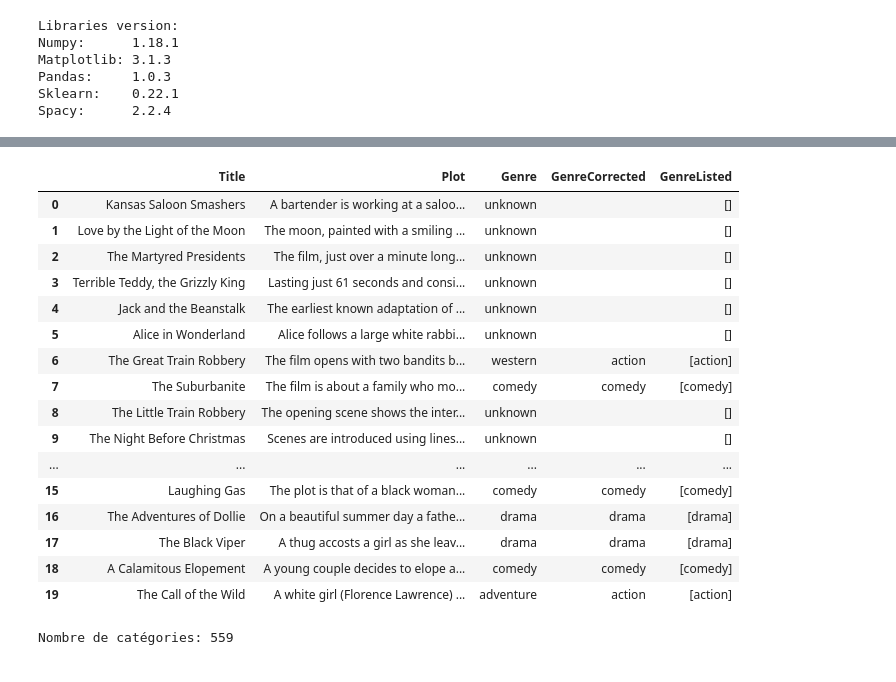
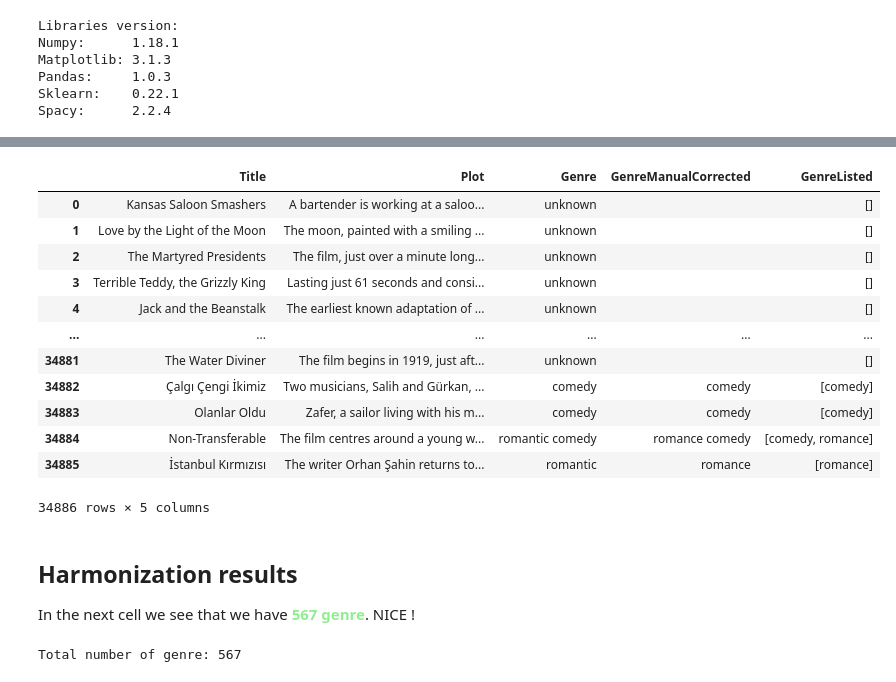
Before and after one commit to maximecharriere/movie-chatbot, a Jupyter notebook: MoviesClassifier/movie-classifier.ipynb, the cells around one changed output, grey strips where cells are left out. Cells and saved outputs as stored; diff of their text form; code cells hidden in the pictures.

```diff
--- a/MoviesClassifier/movie-classifier.ipynb
+++ b/MoviesClassifier/movie-classifier.ipynb
@@ -57,0 +60,4 @@ Spacy:      2.2.4
+# %%
+## Data importation
+movies = pd.read_csv("data/wiki_movie_plots.csv", sep=',')[['Title','Plot','Genre']]
+movies
@@ -64,5 +211,0 @@ def myTokenizer(text):
-# %%
-## Data importation
-url_movie_wiki = "https://raw.githubusercontent.com/maximecharriere/movie-chatbot/master/MoviesClassifier/data/wiki_movie_plots.csv"
-movies = pd.read_csv(url_movie_wiki, sep=',')[['Title','Plot','Genre']]
-movies.head(20)
@@ -212,32 +212,25 @@ Nombre de catégories: 1411
 # %%
 ## Automatic harmonization of categories and listing of them
 
-nlp = spacy.load("en_core_web_sm")
+movies['GenreListed'] = movies['GenreManualCorrected']
 
-movies['GenreListed'] = movies['GenreCorrected']
+for genre in movies['GenreManualCorrected'].unique():
+    listed_genre = myTokenizer(genre)
+    for i in np.where(movies['GenreManualCorrected']==genre)[0]:
+        movies.at[i,'GenreListed'] = np.unique(np.array(listed_genre))
 
-for genre in movies['GenreCorrected'].unique():
-  tokens = nlp(genre)
-  listed_genre = [token.lemma_.lower() for token in tokens if not token.is_punct and not token.is_digit and not token.is_space and not token.is_stop]
-  for i in np.where(movies['GenreCorrected']==genre)[0]:
-    movies.at[i,'GenreListed'] = np.unique(np.array(listed_genre))
-
-movies.head(20)
+movies
 # %% [output]
-|  | Title | Plot | Genre | GenreCorrected | GenreListed |
+|  | Title | Plot | Genre | GenreManualCorrected | GenreListed |
 | 0 | Kansas Saloon Smashers | A bartender is working at a saloo... | unknown |  | [] |
 | 1 | Love by the Light of the Moon | The moon, painted with a smiling ... | unknown |  | [] |
 | 2 | The Martyred Presidents | The film, just over a minute long... | unknown |  | [] |
 | 3 | Terrible Teddy, the Grizzly King | Lasting just 61 seconds and consi... | unknown |  | [] |
 | 4 | Jack and the Beanstalk | The earliest known adaptation of ... | unknown |  | [] |
-| 5 | Alice in Wonderland | Alice follows a large white rabbi... | unknown |  | [] |
-| 6 | The Great Train Robbery | The film opens with two bandits b... | western | action | [action] |
-| 7 | The Suburbanite | The film is about a family who mo... | comedy | comedy | [comedy] |
-| 8 | The Little Train Robbery | The opening scene shows the inter... | unknown |  | [] |
-| 9 | The Night Before Christmas | Scenes are introduced using lines... | unknown |  | [] |
 | ... | ... | ... | ... | ... | ... |
-| 15 | Laughing Gas | The plot is that of a black woman... | comedy | comedy | [comedy] |
-| 16 | The Adventures of Dollie | On a beautiful summer day a fathe... | drama | drama | [drama] |
-| 17 | The Black Viper | A thug accosts a girl as she leav... | drama | drama | [drama] |
-| 18 | A Calamitous Elopement | A young couple decides to elope a... | comedy | comedy | [comedy] |
-| 19 | The Call of the Wild | A white girl (Florence Lawrence) ... | adventure | action | [action] |
+| 34881 | The Water Diviner | The film begins in 1919, just aft... | unknown |  | [] |
+| 34882 | Çalgı Çengi İkimiz | Two musicians, Salih and Gürkan, ... | comedy | comedy | [comedy] |
+| 34883 | Olanlar Oldu | Zafer, a sailor living with his m... | comedy | comedy | [comedy] |
+| 34884 | Non-Transferable | The film centres around a young w... | romantic comedy | romance comedy | [comedy, romance] |
+| 34885 | İstanbul Kırmızısı | The writer Orhan Şahin returns to... | romantic | romance | [romance] |
+34886 rows × 5 columns
@@ -250,10 +237,13 @@ if IN_COLAB:
+# %% [markdown]
+## Harmonization results
+In the next cell we see that we have <span style="color:lightgreen">**567 genre**</span>. NICE !
 # %%
 ## Listing of all unique categories and their occurrence
 genres_array = np.array([])
 for genre in movies['GenreListed']:
     genres_array = np.concatenate((genres_array, genre ))
 uniqueGenre, uniqueGenreCount = np.unique(genres_array, return_counts=True)
-print(f"Nombre de catégories: {len(uniqueGenre)}")
+print(f"Total number of genre: {len(uniqueGenre)}")
 # %% [output]
-Nombre de catégories: 559
+Total number of genre: 567
 # %%
```
Also changed, not shown: parts of 59 cells of this notebook, 14 other files.
